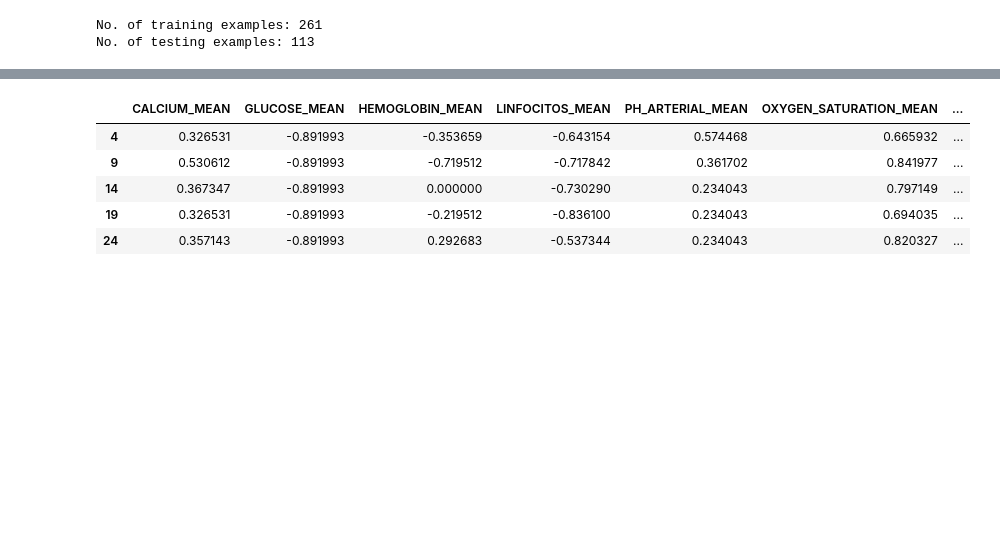
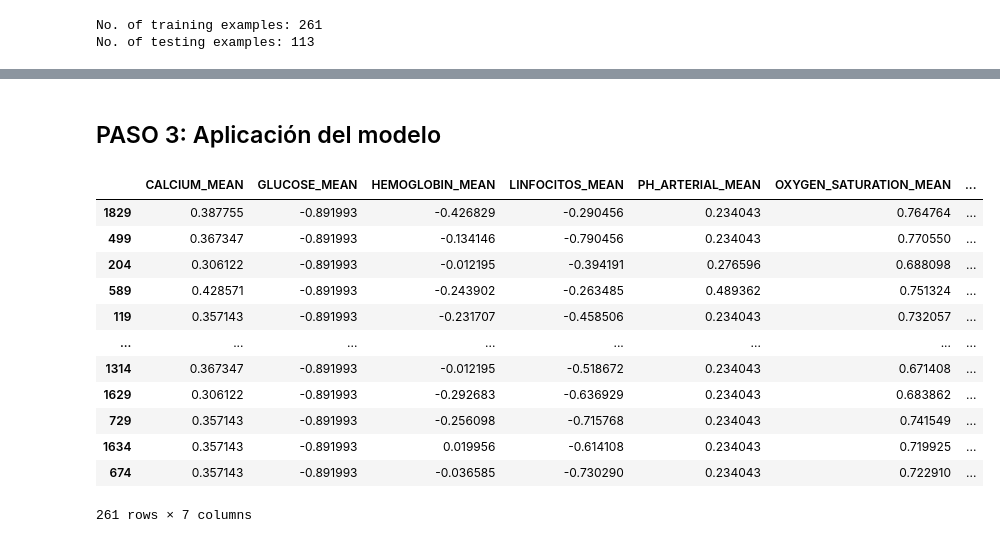
Before and after one commit to Ang98/Arboles-de-Decision, a Jupyter notebook: Proyecto Cama UCI Completo.ipynb, the cells around one changed output, grey strips where cells are left out. Cells and saved outputs as stored; diff of their text form; code cells hidden in the pictures; blank space fills up the shorter version.

```diff
--- a/Proyecto Cama UCI Completo.ipynb
+++ b/Proyecto Cama UCI Completo.ipynb
@@ -60,0 +380,2 @@ No. of testing examples: 113
+# %% [markdown]
+## PASO 3: Aplicación del modelo
@@ -61,12 +394,19 @@ No. of testing examples: 113
 # %%
-X.head()
+X
 # %% [output]
 |  | CALCIUM_MEAN | GLUCOSE_MEAN | HEMOGLOBIN_MEAN | LINFOCITOS_MEAN | PH_ARTERIAL_MEAN | OXYGEN_SATURATION_MEAN | ... |
-| 4 | 0.326531 | -0.891993 | -0.353659 | -0.643154 | 0.574468 | 0.665932 | ... |
-| 9 | 0.530612 | -0.891993 | -0.719512 | -0.717842 | 0.361702 | 0.841977 | ... |
-| 14 | 0.367347 | -0.891993 | 0.000000 | -0.730290 | 0.234043 | 0.797149 | ... |
-| 19 | 0.326531 | -0.891993 | -0.219512 | -0.836100 | 0.234043 | 0.694035 | ... |
-| 24 | 0.357143 | -0.891993 | 0.292683 | -0.537344 | 0.234043 | 0.820327 | ... |
+| 1829 | 0.387755 | -0.891993 | -0.426829 | -0.290456 | 0.234043 | 0.764764 | ... |
+| 499 | 0.367347 | -0.891993 | -0.134146 | -0.790456 | 0.234043 | 0.770550 | ... |
+| 204 | 0.306122 | -0.891993 | -0.012195 | -0.394191 | 0.276596 | 0.688098 | ... |
+| 589 | 0.428571 | -0.891993 | -0.243902 | -0.263485 | 0.489362 | 0.751324 | ... |
+| 119 | 0.357143 | -0.891993 | -0.231707 | -0.458506 | 0.234043 | 0.732057 | ... |
+| ... | ... | ... | ... | ... | ... | ... | ... |
+| 1314 | 0.367347 | -0.891993 | -0.012195 | -0.518672 | 0.234043 | 0.671408 | ... |
+| 1629 | 0.306122 | -0.891993 | -0.292683 | -0.636929 | 0.234043 | 0.683862 | ... |
+| 729 | 0.357143 | -0.891993 | -0.256098 | -0.715768 | 0.234043 | 0.741549 | ... |
+| 1634 | 0.357143 | -0.891993 | 0.019956 | -0.614108 | 0.234043 | 0.719925 | ... |
+| 674 | 0.357143 | -0.891993 | -0.036585 | -0.730290 | 0.234043 | 0.722910 | ... |
+261 rows × 7 columns
 # %%
 Y
 # %% [output]
```
Also changed, not shown: parts of 56 cells of this notebook.
